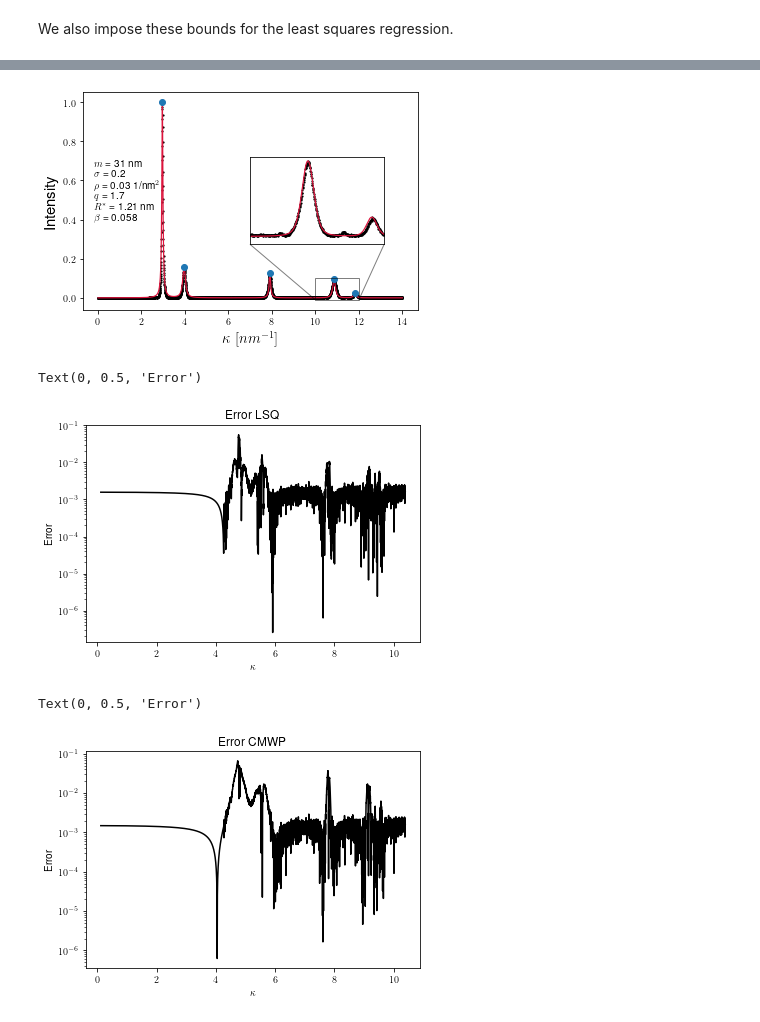
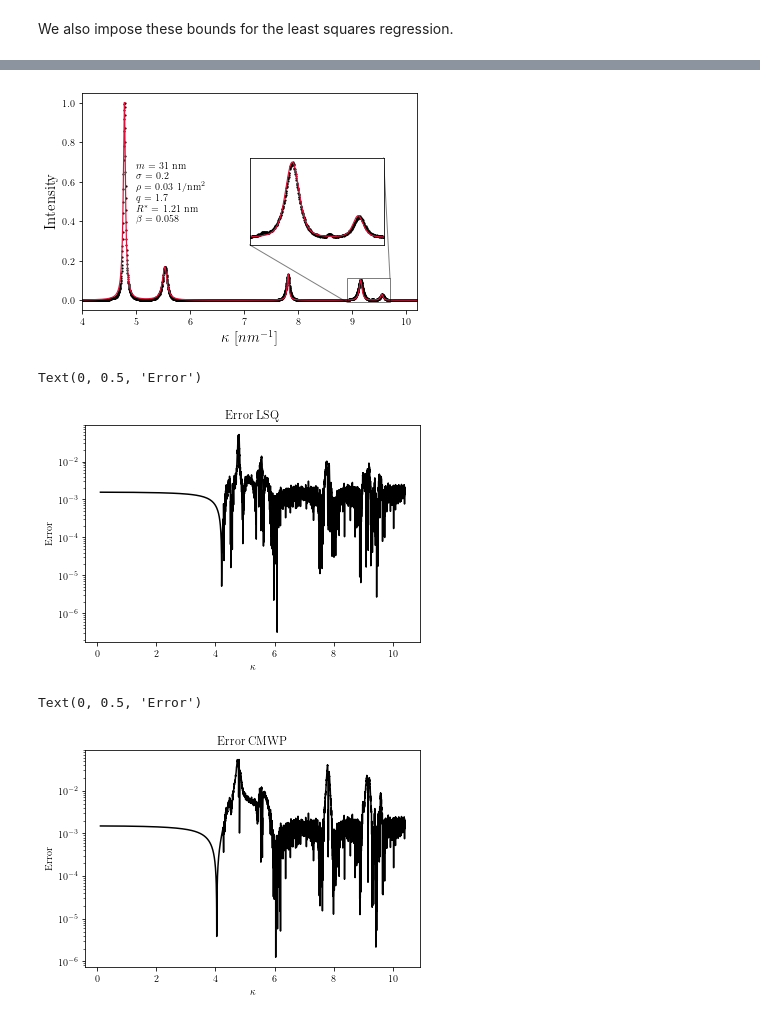
Before and after one commit to balintkaszas/DifFault, a Jupyter notebook: examples/regression_NiMo.ipynb, the cells around one changed output, grey strips where cells are left out. Saved outputs shown, nothing was run; the diff lists cells and outputs as text; code cells hidden in the pictures.

```diff
--- a/examples/regression_NiMo.ipynb
+++ b/examples/regression_NiMo.ipynb
@@ -119,7 +118,7 @@ def subtract_bg_arpls(x, y, bg):
 
 
 def preprocess_with_arpls(x, y, kappas):
-    bg = whittaker.drpls(y, lam=100000., eta=0.54, max_iter=50, tol=0.001)[0]
+    bg = whittaker.drpls(y, lam=1e6, eta=0.2, max_iter=50, tol=0.001)[0]
 
     ynew = subtract_bg_arpls(x, y, bg)
     f = interpolate.interp1d(x, ynew, bounds_error = False, fill_value = 0)
@@ -178,8 +177,8 @@ rng = np.random.default_rng(1)
 domains = {'B': [0.01, 0.2],
            'm': [0, 100.],
            'sigma': [0.1, 1.],
-           'rho': [0.0005, 0.05],
-           'Rstar' : [1, 100.],
+           'rho': [0.001, 0.1],
+           'Rstar' : [1, 10.],
            'q' : [1.5, 2.3]
           }
 # %%
@@ -218,8 +217,6 @@ bounds2 = [domains['m'][1],
            domains['q'][1]]
 # %%
 x_0 = np.array([m_init, sigma_init, B_init, rho_init, Rstar_init, q_init])
-# %%
-x_0 = np.array([m_cmwp, sigma_cmwp, B_cmwp, rho_cmwp, Rstar_cmwp, q_cmwp])
 # %%
 from scipy.optimize import least_squares
 # %%
@@ -314,32 +304,33 @@ predicted_spectrum_CMWP = generate_multiple_peaks(single_peak,
 # %%
 fig = plt.figure(figsize = (6, 4))
 ax = fig.add_subplot(111)
-ax.plot(single_peak.positive_diffraction_vectors_dimensionless, true_spectrum, 'o', markersize = 1.2, c='black', label = 'True spectrum')
-ax.plot(single_peak.positive_diffraction_vectors_dimensionless, predicted_spectrum_CMWP,'-',  linewidth = 1.2, c='Crimson', label = 'Simulation  \n with identified parameters')
+ax.plot(single_peak.positive_diffraction_vectors, true_spectrum, 'o', markersize = 1.2, c='black', label = 'True spectrum')
+ax.plot(single_peak.positive_diffraction_vectors, predicted_spectrum_CMWP,'-',  linewidth = 1.2, c='Crimson', label = 'Simulation  \n with identified parameters')
 
 text_to_print = "$m$ = %s nm \n $\\sigma$ = %s \n $\\rho$ = %s 1/nm$^2$ \n $q$ = %s \n $R^*$ = %s nm \n $\\beta$ = %s" %(round(m_cmwp,2),
                                                        round(sigma_cmwp,2),
                                                       round(rho_cmwp,2),
                                                        round(q_cmwp,2),
                                                         round(Rstar_cmwp, 2),
-                                                       round(B_cmwp, 7))#, sigma, rho, q, Rstar, B)
+                                                       round(B_cmwp, 3))#, sigma, rho, q, Rstar, B)
 
 ax.set_xlabel('$\kappa$ $[nm^{-1}]$', fontsize = 15)
 ax.set_ylabel('Intensity', fontsize = 15)
 
 axins = ax.inset_axes(
     [0.5, 0.3, 0.4, 0.4], xticks = [], yticks = [])
-axins.plot(single_peak.positive_diffraction_vectors_dimensionless, true_spectrum, 'o', markersize = 1.2, c='black', label = 'True spectrum')
-axins.plot(single_peak.positive_diffraction_vectors_dimensionless, predicted_spectrum,'-',  linewidth = 1.2, c='Crimson', label = 'Simulation  \n with identified parameters')
-ax.plot(np.squeeze(theoretical_peaks + offsets.T), intensities.ravel(), 'o')
-axins.set_xlim(10, 12)
+axins.plot(single_peak.positive_diffraction_vectors, true_spectrum, 'o', markersize = 1.2, c='black', label = 'True spectrum')
+axins.plot(single_peak.positive_diffraction_vectors, predicted_spectrum,'-',  linewidth = 1.2, c='Crimson', label = 'Simulation  \n with identified parameters')
+axins.set_xlim(8.9, 9.7)
+ax.set_xlim(4, 10.2)
+
 #axins.set_ylim(0., 0.2)
-axins.set_ylim(-0.01, 0.1)
+axins.set_ylim(-0.01, 0.11)
 ax.indicate_inset_zoom(axins, edgecolor="black")
-ax.text(-0.2, 0.4, text_to_print)
+ax.text(5, 0.4, text_to_print)
 plt.savefig('nimo_predict_CMWP.pdf', bbox_inches='tight')
 # %% [output]
-[figure, old version]
+[figure, new version]
 # %%
 plt.title('Error LSQ')
 plt.semilogy(single_peak.positive_diffraction_vectors, np.abs(true_spectrum-predicted_spectrum.ravel()), c='black')
@@ -348,7 +339,7 @@ plt.xlabel('$\\kappa$')
 plt.ylabel('Error')
 # %% [output]
 Text(0, 0.5, 'Error')
-[figure, old version]
+[figure, new version]
 # %%
 plt.title('Error CMWP')
 plt.semilogy(single_peak.positive_diffraction_vectors, np.abs(true_spectrum-predicted_spectrum_CMWP.ravel()), '-', c='black', label = 'CMWP')
@@ -356,4 +347,4 @@ plt.xlabel('$\\kappa$')
 plt.ylabel('Error')
 # %% [output]
 Text(0, 0.5, 'Error')
-[figure, old version]
+[figure, new version]
```
Also changed, not shown: parts of 9 cells of this notebook.
